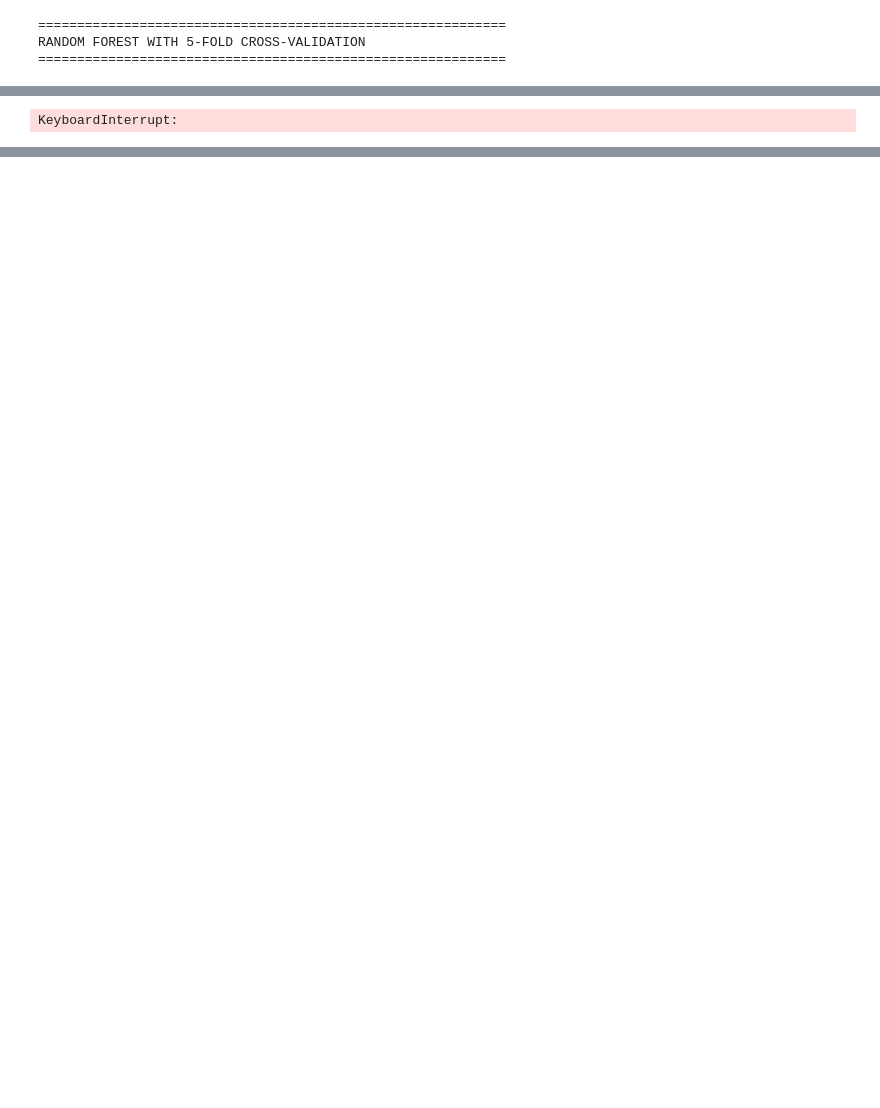
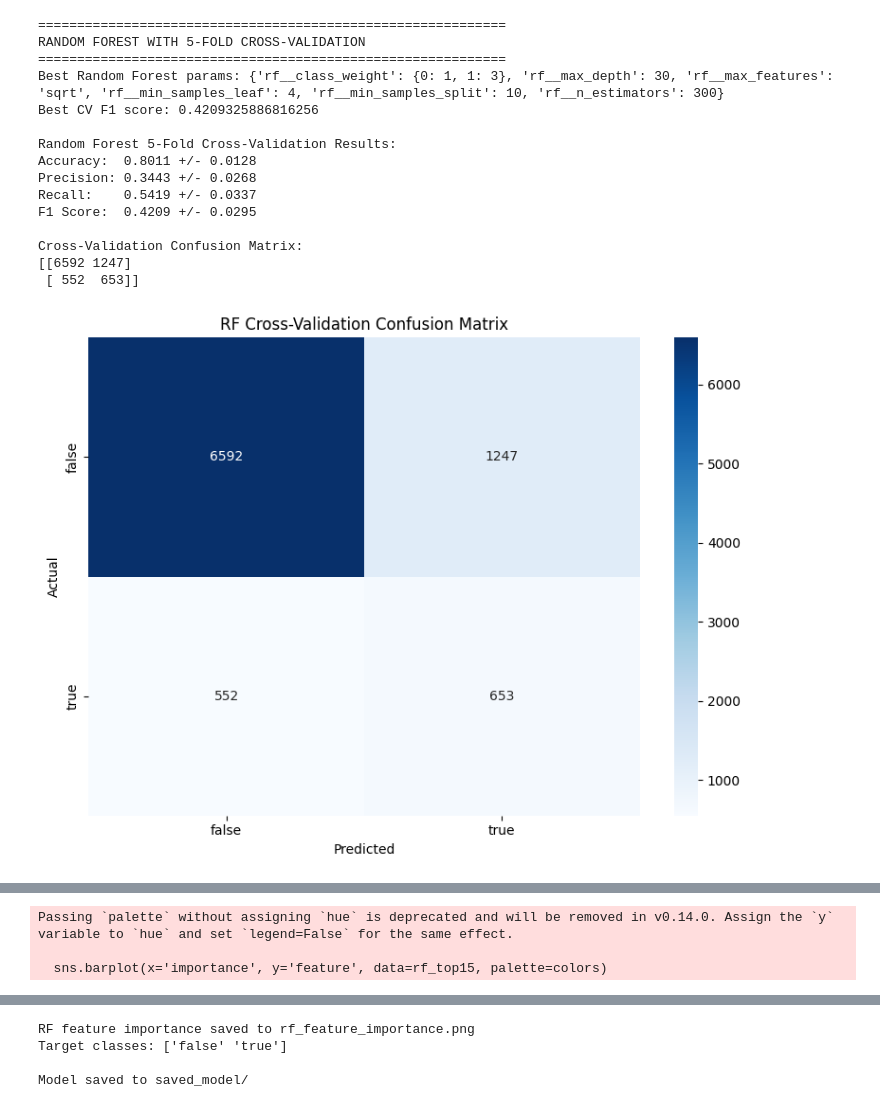
Before and after one commit to ArtLiathain/masters-thesis, a Jupyter notebook: data_analysis/machine_learning/decision_tree.ipynb, the cells around one changed output, grey strips where cells are left out. Cells and saved outputs as stored; diff of their text form; code cells hidden in the pictures; blank space fills up the shorter version.

```diff
--- a/data_analysis/machine_learning/decision_tree.ipynb
+++ b/data_analysis/machine_learning/decision_tree.ipynb
@@ -174,5 +178,13 @@ if TRAIN_MODEL:
     print(f"Final feature count: {X_train_final.shape[1]}")
     print(f"Selected features: {list(X_train_final.columns)}")
     print(f"Training FE columns: {sorted(X_train_final.columns.tolist())}")
+
+    smote = SMOTE(sampling_strategy='minority', k_neighbors=5, random_state=42)
+    X_train_balanced, y_train_balanced = smote.fit_resample(
+        X_train_final, y_train_encoded)
+    print(f"\nAfter SMOTE: {
+          X_train_balanced.shape[0]} samples (was {X_train_final.shape[0]})")
+    print(f"Class distribution: {pd.Series(
+        y_train_balanced).value_counts().to_dict()}")
 # %% [output]
 Final feature count: 30
@@ -181,23 +196,26 @@ Training FE columns: ['cognitive', 'cognitive_avg', 'cognitive_max', 'cognitive_
 # %%
 if TRAIN_MODEL:
     cv = StratifiedKFold(n_splits=5, shuffle=True, random_state=42)
+    pipeline = ImbPipeline([
+        ('smote', SMOTE(random_state=42)),
+        ('rf', RandomForestClassifier(random_state=42))
+    ])
 
     print("\n" + "="*60)
     print("RANDOM FOREST WITH 5-FOLD CROSS-VALIDATION")
     print("="*60)
 
     rf_param_grid = {
-        'n_estimators': [100, 300, 500],
-        'max_depth': [None, 10, 20, 30],
-        'min_samples_split': [2, 5, 10, 20],
-        'min_samples_leaf': [1, 4, 8],
-        'max_features': ['sqrt', 'log2'],
-        'class_weight': ['balanced', {0: 1, 1: 1.5}]
+        'rf__n_estimators': [100, 300, 500],
+        'rf__max_depth': [7, 10, 15, 20 , 30],
+        'rf__min_samples_split': [5, 10],
+        'rf__min_samples_leaf': [4, 8],
+        'rf__max_features': ['sqrt', 'log2'],
+        'rf__class_weight': ['balanced', {0: 1, 1: 3}, {0: 1, 1: 10}]
     }
 
-    rf_clf = RandomForestClassifier(random_state=42, n_jobs=-1, oob_score=True)
     rf_grid_search = GridSearchCV(
-        rf_clf, rf_param_grid, cv=cv, scoring='f1', n_jobs=-1
+        param_grid=rf_param_grid, cv=cv, estimator=pipeline, scoring='f1', n_jobs=-1
     )
     rf_grid_search.fit(X_train_final, y_train_encoded)
 
@@ -229,36 +247,72 @@ if TRAIN_MODEL:
 
     plt.figure(figsize=(8, 6))
     sns.heatmap(cv_cm, annot=True, fmt='d', cmap='Blues',
-               xticklabels=le.classes_, yticklabels=le.classes_)
+                xticklabels=le.classes_, yticklabels=le.classes_)
     plt.xlabel('Predicted')
     plt.ylabel('Actual')
     plt.title('RF Cross-Validation Confusion Matrix')
     plt.tight_layout()
     plt.savefig('rf_cv_confusion_matrix.png', dpi=150)
     plt.show()
     print("RF CV confusion matrix saved to rf_cv_confusion_matrix.png")
 
     rf_clf.fit(X_train_final, y_train_encoded)
-    print(f"\nOOB Score: {rf_clf.oob_score_:.4f}")
+    rf_best_params = rf_grid_search.best_params_
+    rf_for_oob = RandomForestClassifier(
+        oob_score=True,
+        bootstrap=True,
+        random_state=42,
+        **{k.replace('rf__', ''): v for k, v in rf_best_params.items() if k.startswith('rf__')}
+    )
+    rf_for_oob.fit(X_train_final, y_train_encoded)
+    oob_val = rf_for_oob.oob_score_
+    print(f"\nOOB Score: {oob_val:.4f}")
 
     rf_feature_importance = pd.DataFrame({
         'feature': X_train_final.columns,
-        'importance': rf_clf.feature_importances_
+        'importance': rf_for_oob.feature_importances_
     }).sort_values('importance', ascending=False)
     print("\nRF Feature Importances (top 15):")
     print(rf_feature_importance.head(15))
+
+    plt.figure(figsize=(10, 8))
+    rf_top15 = rf_feature_importance.head(
+        15).sort_values('importance', ascending=True)
+    colors = sns.color_palette("viridis", 15)
+    sns.barplot(x='importance', y='feature', data=rf_top15, palette=colors)
+    plt.xlabel('Importance')
+    plt.ylabel('Feature')
+    plt.title('Random Forest Feature Importance (Top 15)')
+    plt.tight_layout()
+    plt.savefig('rf_feature_importance.png', dpi=150)
+    plt.show()
+    print("RF feature importance saved to rf_feature_importance.png")
+
     print(f"Target classes: {le.classes_}")
 
     os.makedirs(MODEL_OUTPUT_DIR, exist_ok=True)
     joblib.dump(rf_clf, f'{MODEL_OUTPUT_DIR}/rf_model.joblib')
     joblib.dump(le, f'{MODEL_OUTPUT_DIR}/label_encoder.joblib')
     joblib.dump(var_thresh, f'{MODEL_OUTPUT_DIR}/var_thresh.joblib')
     joblib.dump(selector, f'{MODEL_OUTPUT_DIR}/selector.joblib')
     with open(f'{MODEL_OUTPUT_DIR}/selected_features.txt', 'w') as f:
         f.write('\n'.join(X_train_final.columns))
 
     print(f"\nModel saved to {MODEL_OUTPUT_DIR}")
 # %% [output]
 ============================================================
 RANDOM FOREST WITH 5-FOLD CROSS-VALIDATION
 ============================================================
+Best Random Forest params: {'rf__class_weight': {0: 1, 1: 3}, 'rf__max_depth': 30, 'rf__max_features': 'sqrt', 'rf__min_samples_leaf': 4, 'rf__min_samples_split': 10, 'rf__n_estimators': 300}
+Best CV F1 score: 0.4209325886816256
+
+Random Forest 5-Fold Cross-Validation Results:
+Accuracy:  0.8011 +/- 0.0128
+Precision: 0.3443 +/- 0.0268
+Recall:    0.5419 +/- 0.0337
+F1 Score:  0.4209 +/- 0.0295
+
+Cross-Validation Confusion Matrix:
+[[6592 1247]
+ [ 552  653]]
+[figure, added]
@@ -279 +336,3 @@ KeyboardInterrupt
-KeyboardInterrupt:
+Passing `palette` without assigning `hue` is deprecated and will be removed in v0.14.0. Assign the `y` variable to `hue` and set `legend=False` for the same effect.
+
+  sns.barplot(x='importance', y='feature', data=rf_top15, palette=colors)
@@ -280 +340,5 @@ KeyboardInterrupt:
+RF feature importance saved to rf_feature_importance.png
+Target classes: ['false' 'true']
+
+Model saved to saved_model/
 # %%
```
Also changed, not shown: parts of 15 cells of this notebook, 50 other files.
